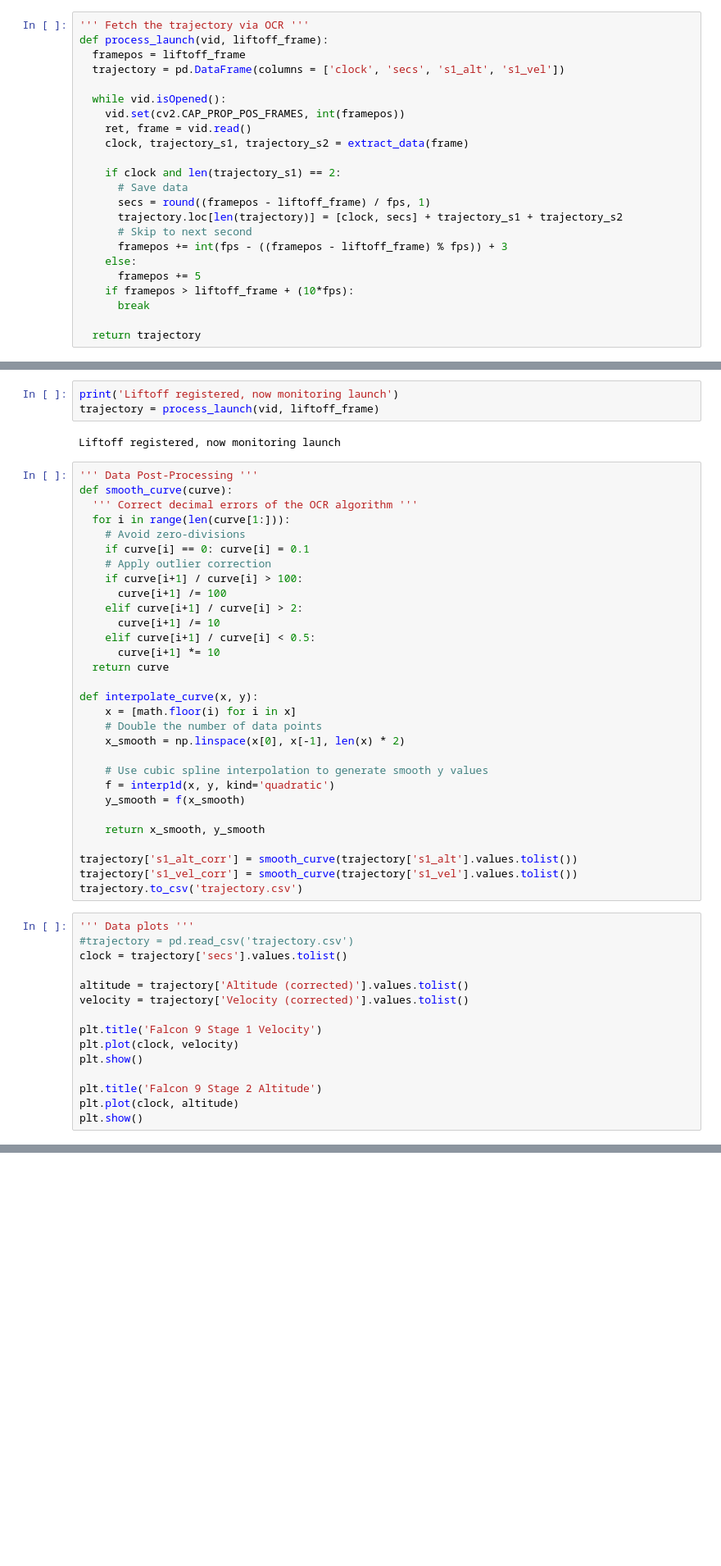
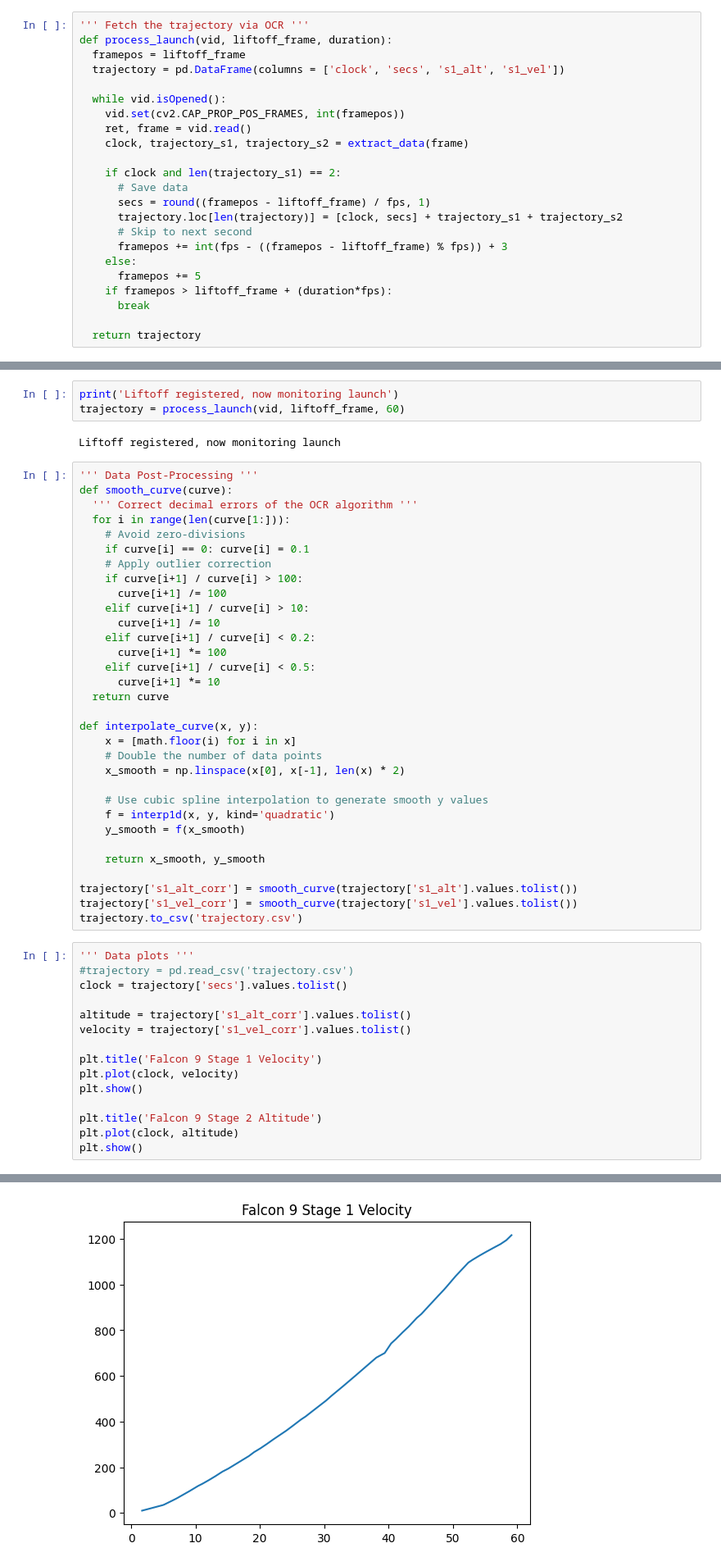
Before and after one commit to manuel-rottschaefer/trajectories, a Jupyter notebook: Trajectories.ipynb, the cells around one changed output, grey strips where cells are left out. Shown at 82% size. Cells and saved outputs as stored; diff of their text form; blank space fills up the shorter version.

```diff
--- a/Trajectories.ipynb
+++ b/Trajectories.ipynb
@@ -133,7 +133,7 @@ def await_liftoff():
       return framepos
 # %%
 ''' Fetch the trajectory via OCR '''
-def process_launch(vid, liftoff_frame):
+def process_launch(vid, liftoff_frame, duration):
   framepos = liftoff_frame
   trajectory = pd.DataFrame(columns = ['clock', 'secs', 's1_alt', 's1_vel'])
 
@@ -150,7 +150,7 @@ def process_launch(vid, liftoff_frame):
       framepos += int(fps - ((framepos - liftoff_frame) % fps)) + 3
     else:
       framepos += 5
-    if framepos > liftoff_frame + (10*fps):
+    if framepos > liftoff_frame + (duration*fps):
       break
 
   return trajectory
@@ -176,7 +176,7 @@ liftoff_frame = await_liftoff()
 Awaiting liftoff
 # %%
 print('Liftoff registered, now monitoring launch')
-trajectory = process_launch(vid, liftoff_frame)
+trajectory = process_launch(vid, liftoff_frame, 60)
 # %% [output]
 Liftoff registered, now monitoring launch
 # %%
@@ -189,8 +189,10 @@ def smooth_curve(curve):
     # Apply outlier correction
     if curve[i+1] / curve[i] > 100:
       curve[i+1] /= 100
-    elif curve[i+1] / curve[i] > 2:
+    elif curve[i+1] / curve[i] > 10:
       curve[i+1] /= 10
+    elif curve[i+1] / curve[i] < 0.2:
+      curve[i+1] *= 100
     elif curve[i+1] / curve[i] < 0.5:
       curve[i+1] *= 10
   return curve
@@ -214,8 +216,8 @@ trajectory.to_csv('trajectory.csv')
 #trajectory = pd.read_csv('trajectory.csv')
 clock = trajectory['secs'].values.tolist()
 
-altitude = trajectory['Altitude (corrected)'].values.tolist()
-velocity = trajectory['Velocity (corrected)'].values.tolist()
+altitude = trajectory['s1_alt_corr'].values.tolist()
+velocity = trajectory['s1_vel_corr'].values.tolist()
 
 plt.title('Falcon 9 Stage 1 Velocity')
 plt.plot(clock, velocity)
@@ -228,0 +230 @@ KeyError: ignored
+[figure, added]
```
Also changed, not shown: parts of 2 cells of this notebook.
